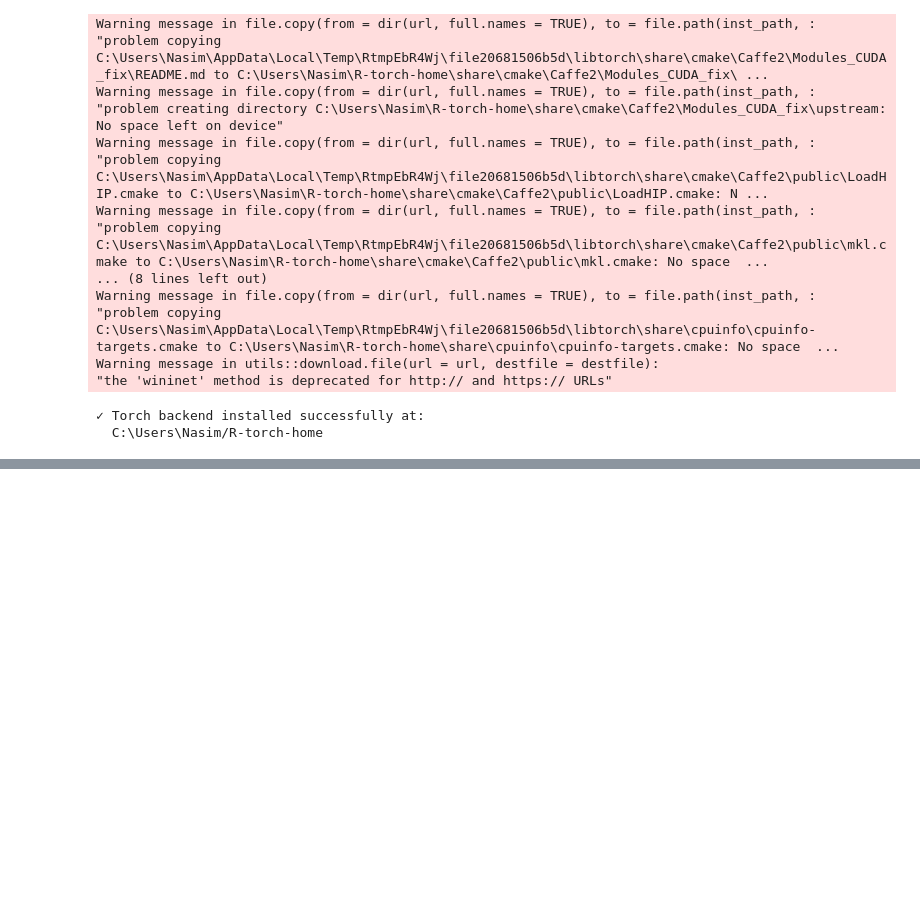
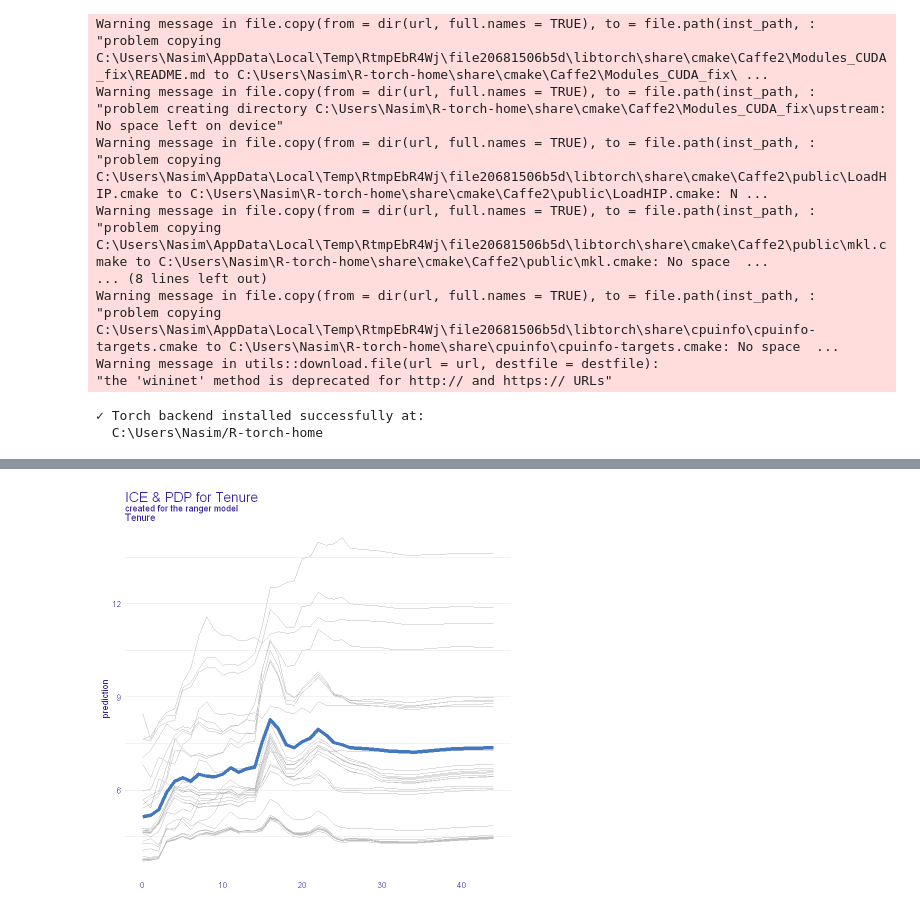
Before and after one commit to Reza4u/Learn-Statistical-Test, a Jupyter notebook: Machine Learning/book practice.ipynb, the cells around one changed output, grey strips where cells are left out. Cells and saved outputs as stored; diff of their text form; code cells hidden in the pictures; blank space fills up the shorter version.

```diff
--- a/Machine Learning/book practice.ipynb
+++ b/Machine Learning/book practice.ipynb
@@ -1936,0 +2105,7 @@ A tibble: 3 × 3
+# %%
+install.packages("wooldridge")
+library(wooldridge)
+DataWage=wage1 |>
+clean_names("upper_camel") |>
+select(Wage, Educ, Tenure, Female) |>
+mutate(Female=as.factor(Female))
@@ -1936,0 +2233,6 @@ A tibble: 3 × 3
+# %%
+library(DALEX)
+ICEPDPPlot=model_profile(explainer=ExplainerRF, variables="Tenure", N=NULL)
+plot(ICEPDPPlot,geom="profiles")+ggtitle("ICE & PDP for Tenure")
+# %% [output]
+[figure, added]
```
Also changed, not shown: parts of 34 cells of this notebook, 2 other files.
